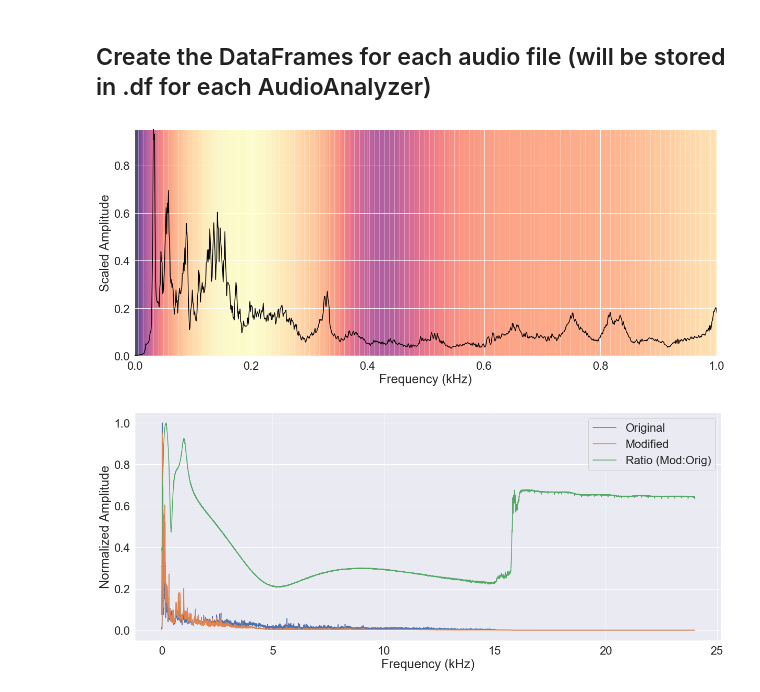
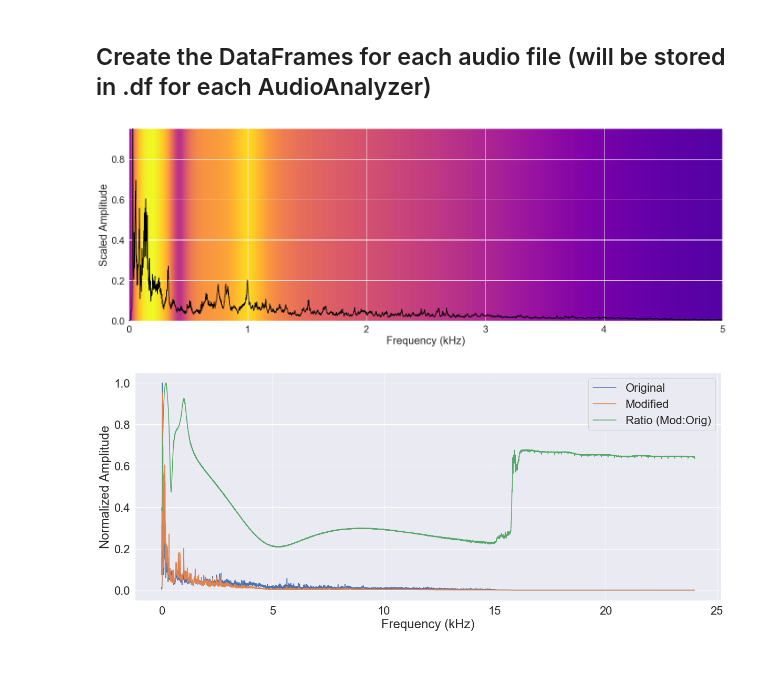
Before and after one commit to QED0711/ds_practice, a Jupyter notebook: librosa/audio_file_analyzer.ipynb, the cells around one changed output. Drawn from its saved outputs; the diff is of its cells as text; code cells hidden in the pictures; blank space fills up the shorter version.

Commit message:
ratio heatmap scales to x axis

```diff
--- a/librosa/audio_file_analyzer.ipynb
+++ b/librosa/audio_file_analyzer.ipynb
@@ -230,12 +230,12 @@ class SignalCompare():
             plot_df = df
 
 #       FIGURE SETUP
-        fig = plt.figure(figsize=(20,8))
+        fig = plt.figure(figsize=(24,8))
         ax1 = fig.add_subplot(111, facecolor="white")
         ax2 = fig.add_subplot(111, facecolor="#00000000")
 
 #       HEATMAP PLOT
-        sns.heatmap(data=self.ratio_df.iloc[0:1000, :].set_index('bins').transpose(), cbar=False, cmap="magma", alpha=0.5, zorder=1, ax=ax1)
+        sns.heatmap(data=self.ratio_df.loc[(self.ratio_df.bins >= frange[0] / 1000) & (self.ratio_df.bins <= frange[1] / 1000)].set_index('bins').transpose(), cbar=False, cmap="plasma", alpha=0.95, zorder=1, ax=ax1)
         ax1.set_xlabel("")
         ax1.set_xticks([])
         ax1.set_ylabel("")
@@ -309,9 +309,9 @@ pass
 sc = SignalCompare(original, modified)
 # %%
 
-sc.plot_attenuation_graph(frange=(0,1000))
+sc.plot_attenuation_graph(frange=(0,5000))
 # %% [output]
-[figure, old version]
+[figure, new version]
 # %%
 sc.plot_spectrum_group(ratio=True, threshold=True)
 # %% [output]
```
